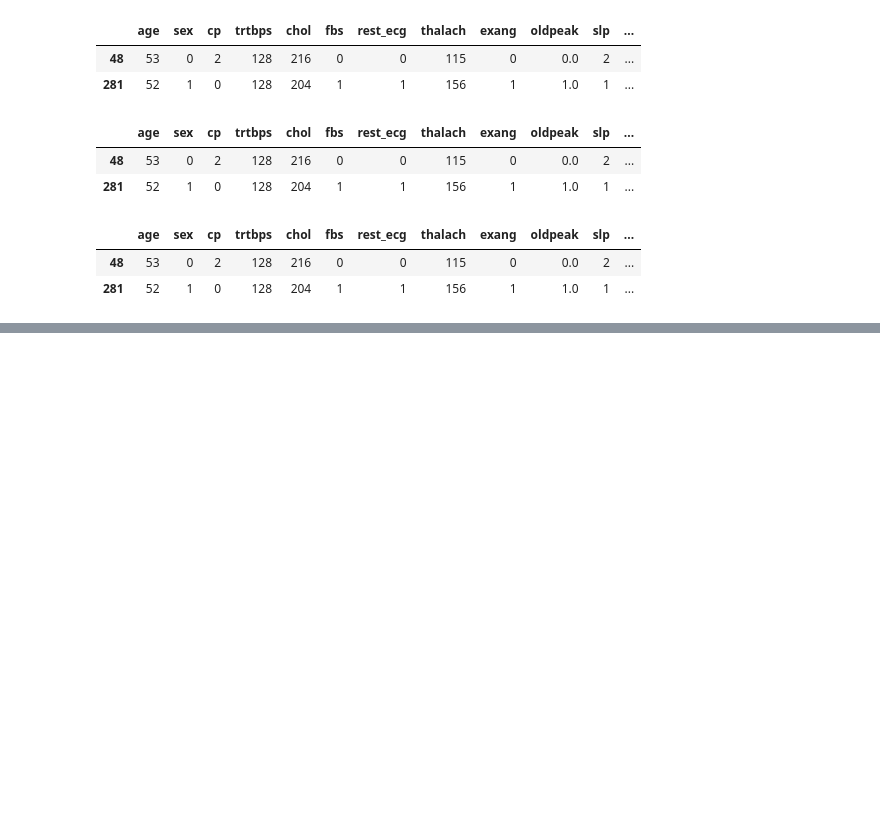
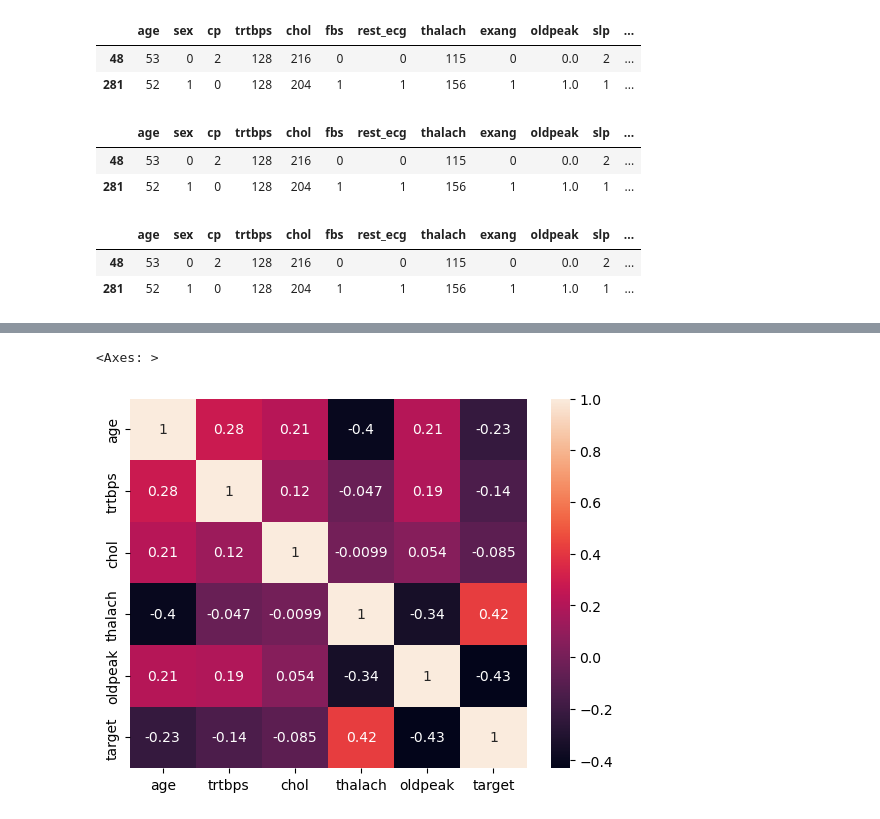
Before and after one commit to vishaltechevangelist/project-heart-attack-analysis-prediction, a Jupyter notebook: Project Heart Attack Prediction .ipynb, the cells around one changed output, grey strips where cells are left out. Cells and saved outputs as stored; diff of their text form; code cells hidden in the pictures; blank space fills up the shorter version.

```diff
--- a/Project Heart Attack Prediction .ipynb
+++ b/Project Heart Attack Prediction .ipynb
@@ -508,0 +545,5 @@ dataset.iloc[[48,281]]
+# %%
+sns.heatmap(dataset[numeric_var].corr(), annot=True)
+# %% [output]
+<Axes: >
+[figure, added]
```
Also changed, not shown: parts of 6 cells of this notebook.
